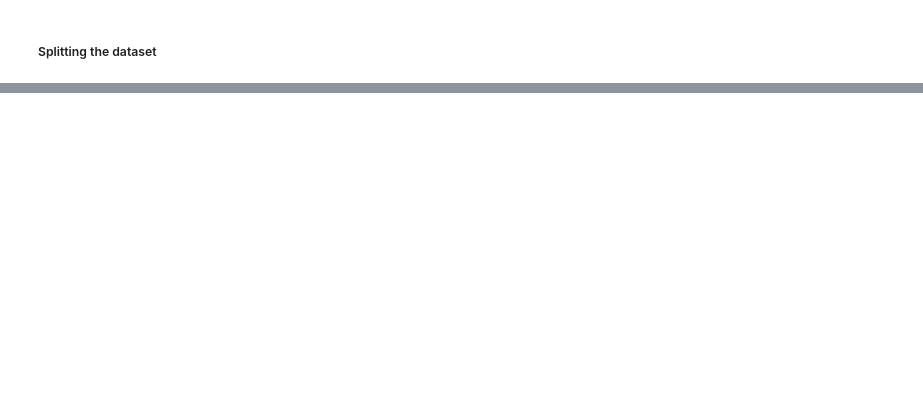
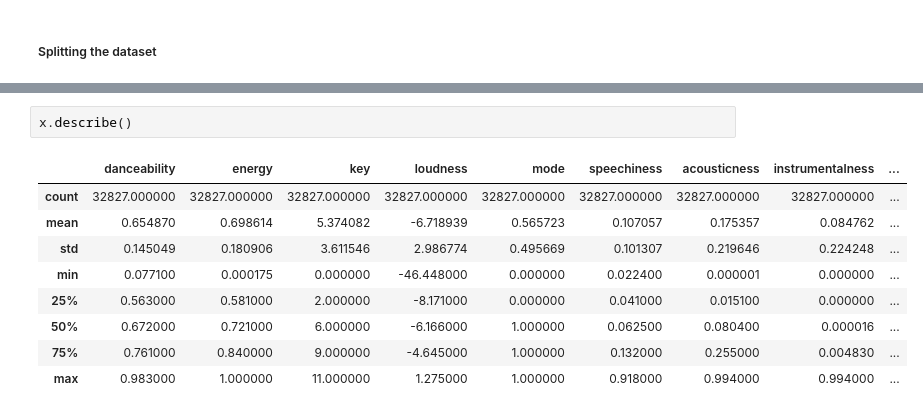
Before and after one commit to ssspetrovic/spotify-prediction, a Jupyter notebook: main.ipynb, the cells around one changed output, grey strips where cells are left out. Drawn from its saved outputs; the diff is of its cells as text; blank space fills up the shorter version.

```diff
--- a/main.ipynb
+++ b/main.ipynb
@@ -39,0 +109,12 @@ df.head()
+# %%
+x.describe()
+# %% [output]
+|  | danceability | energy | key | loudness | mode | speechiness | acousticness | instrumentalness | ... |
+| count | 32827.000000 | 32827.000000 | 32827.000000 | 32827.000000 | 32827.000000 | 32827.000000 | 32827.000000 | 32827.000000 | ... |
+| mean | 0.654870 | 0.698614 | 5.374082 | -6.718939 | 0.565723 | 0.107057 | 0.175357 | 0.084762 | ... |
+| std | 0.145049 | 0.180906 | 3.611546 | 2.986774 | 0.495669 | 0.101307 | 0.219646 | 0.224248 | ... |
+| min | 0.077100 | 0.000175 | 0.000000 | -46.448000 | 0.000000 | 0.022400 | 0.000001 | 0.000000 | ... |
+| 25% | 0.563000 | 0.581000 | 2.000000 | -8.171000 | 0.000000 | 0.041000 | 0.015100 | 0.000000 | ... |
+| 50% | 0.672000 | 0.721000 | 6.000000 | -6.166000 | 1.000000 | 0.062500 | 0.080400 | 0.000016 | ... |
+| 75% | 0.761000 | 0.840000 | 9.000000 | -4.645000 | 1.000000 | 0.132000 | 0.255000 | 0.004830 | ... |
+| max | 0.983000 | 1.000000 | 11.000000 | 1.275000 | 1.000000 | 0.918000 | 0.994000 | 0.994000 | ... |
```
Also changed, not shown: parts of 9 cells of this notebook.
